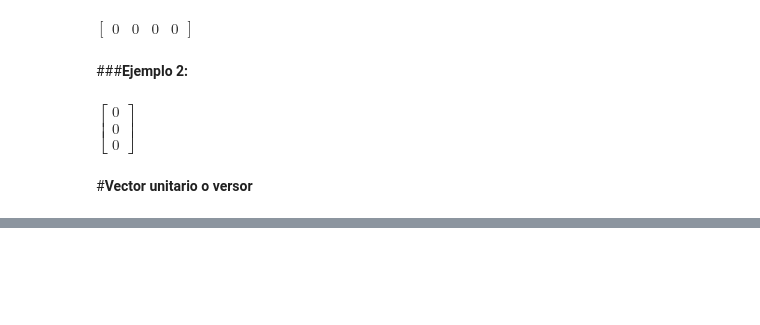
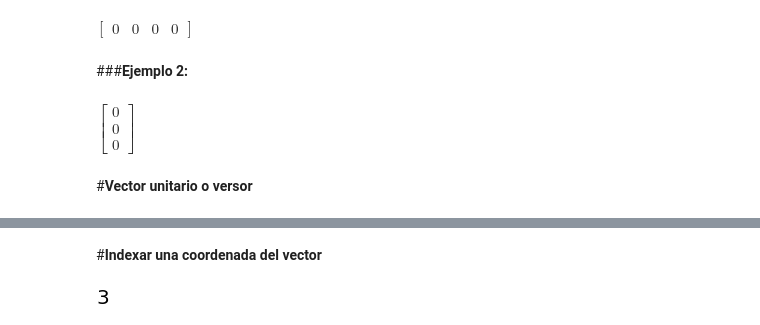
Before and after one commit to Santiago44mendez/ALGEBRA-LINEAL-CON-PYTHON, a Jupyter notebook: Álgebra_lineal_con_Python_Vectores,_operaciones_con_vectores,_rectas_y_planos_en_el_espacio.ipynb, the cells around one changed output, grey strips where cells are left out. Cells and saved outputs as stored; diff of their text form; code cells hidden in the pictures; blank space fills up the shorter version.

```diff
--- a/Álgebra_lineal_con_Python_Vectores,_operaciones_con_vectores,_rectas_y_planos_en_el_espacio.ipynb
+++ b/Álgebra_lineal_con_Python_Vectores,_operaciones_con_vectores,_rectas_y_planos_en_el_espacio.ipynb
@@ -323,0 +348,7 @@ $\displaystyle \left[\begin{matrix}0\\0\\0\end{matrix}\right]$
+# %% [markdown]
+#**Indexar una coordenada del vector**
+# %%
+V = Matrix([1,2,3,4,5])
+V[2]
+# %% [output]
+[figure, added]
```
Also changed, not shown: parts of 20 cells of this notebook.
